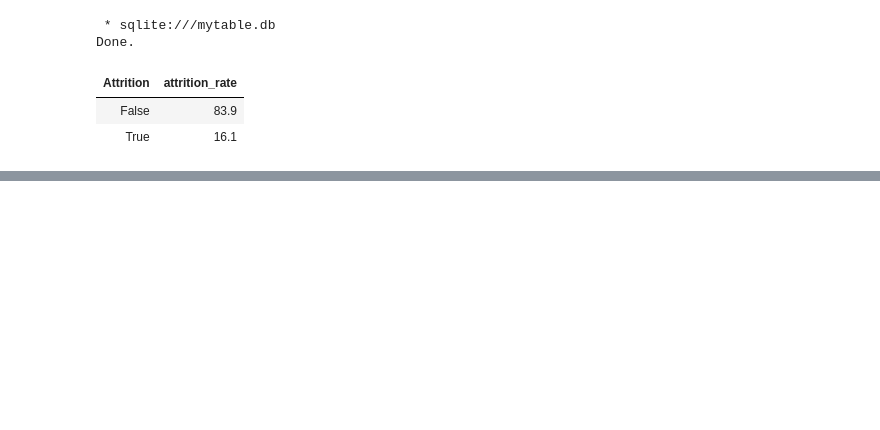
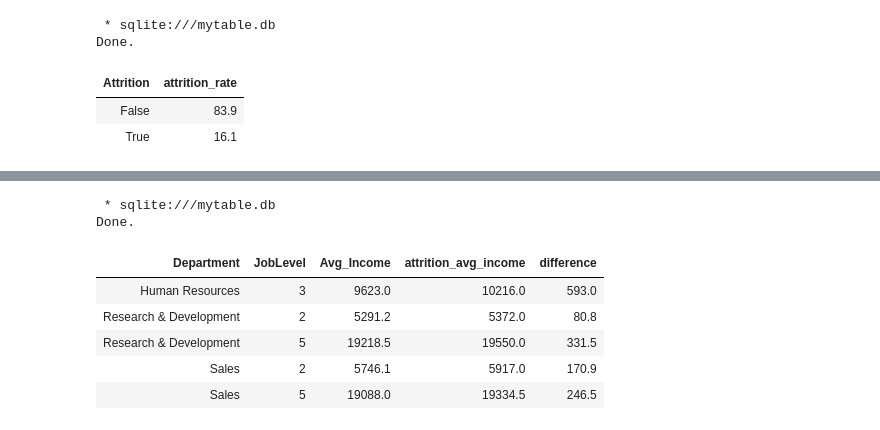
Before and after one commit to ParthKalani/HR-analytics, a Jupyter notebook: HR-analytics-SQL.ipynb, the cells around one changed output, grey strips where cells are left out. Saved outputs shown, nothing was run; the diff lists cells and outputs as text; code cells hidden in the pictures; blank space fills up the shorter version.

```diff
--- a/HR-analytics-SQL.ipynb
+++ b/HR-analytics-SQL.ipynb
@@ -192,0 +276,21 @@ Done.
+# %%
+%%sql
+
+select
+    Department,
+    JobLevel,
+    ROUND(AVG(MonthlyIncome),1) as Avg_Income,
+    ROUND(AVG(Case when attrition = 'Yes' then MonthlyIncome end),1) as attrition_avg_income,
+    ROUND(AVG(Case when attrition = 'Yes' then MonthlyIncome end) - AVG(MonthlyIncome),1) as difference
+from employee
+group by department, joblevel
+having attrition_avg_income is not null and attrition_avg_income > Avg_Income
+# %% [output]
+ * sqlite:///mytable.db
+Done.
+| Department | JobLevel | Avg_Income | attrition_avg_income | difference |
+| Human Resources | 3 | 9623.0 | 10216.0 | 593.0 |
+| Research & Development | 2 | 5291.2 | 5372.0 | 80.8 |
+| Research & Development | 5 | 19218.5 | 19550.0 | 331.5 |
+| Sales | 2 | 5746.1 | 5917.0 | 170.9 |
+| Sales | 5 | 19088.0 | 19334.5 | 246.5 |
```
Also changed, not shown: parts of 10 cells of this notebook, 1 other file.
